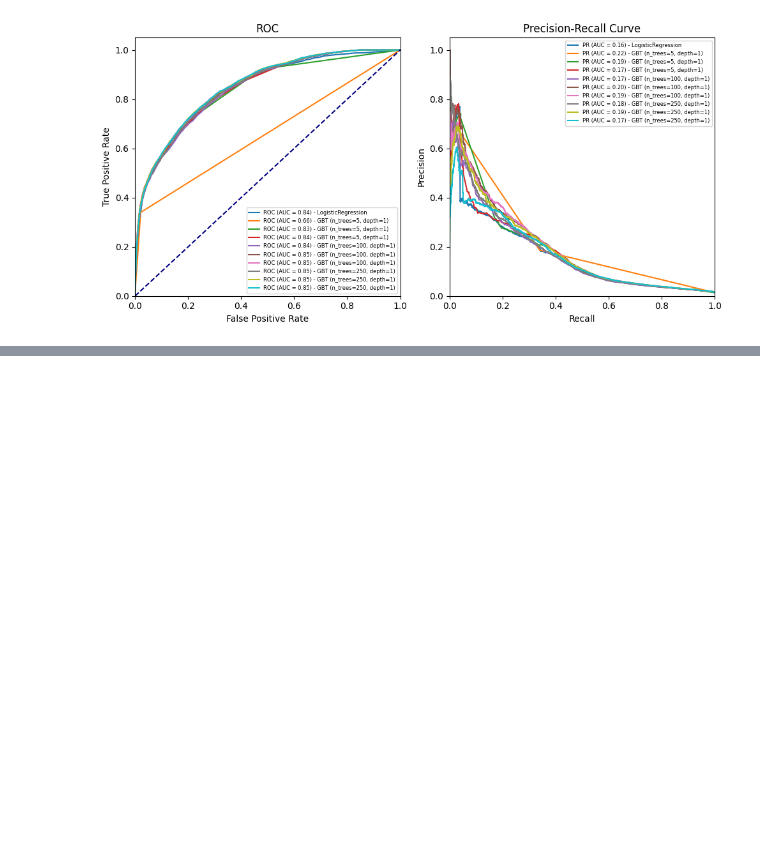
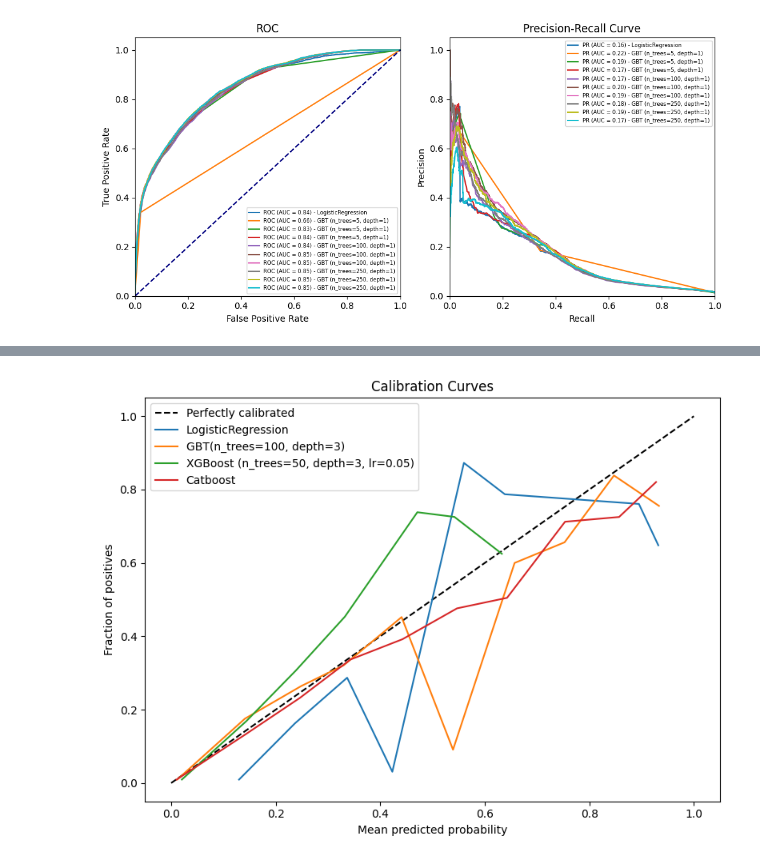
Before and after one commit to dan1dr/zrive-ds, a Jupyter notebook: src/module_4/push_exploration_non_linear.ipynb, the cells around one changed output, grey strips where cells are left out. Drawn from its saved outputs; the diff is of its cells as text; code cells hidden in the pictures; blank space fills up the shorter version.

```diff
--- a/src/module_4/push_exploration_non_linear.ipynb
+++ b/src/module_4/push_exploration_non_linear.ipynb
@@ -645,0 +941,30 @@ BGT with n_trees = 100 and depth = 3 seems to be our best model (brown line, leg
+# %%
+from sklearn.calibration import calibration_curve
+
+def plot_calibration_curve(y_true, probas_list, model_names):
+    """Plot calibration curves for models."""
+    plt.figure(figsize=(8, 6))
+
+    # Plot perfect calibration line
+    plt.plot([0, 1], [0, 1], 'k--', label="Perfectly calibrated")
+
+    for y_prob, name in zip(probas_list, model_names):
+        fraction_of_positives, mean_predicted_value = calibration_curve(y_true, y_prob, n_bins=10)
+
+        plt.plot(mean_predicted_value, fraction_of_positives, label=name)
+
+    plt.xlabel("Mean predicted probability")
+    plt.ylabel("Fraction of positives")
+    plt.title("Calibration Curves")
+    plt.legend(loc="best")
+
+    plt.tight_layout()
+    plt.show()
+# %%
+plot_calibration_curve(
+    y_val,
+    [y_pred_lr, y_pred_gbt, y_pred_best_xgb, y_pred_catboost],
+    ["LogisticRegression", "GBT(n_trees=100, depth=3)", "XGBoost (n_trees=50, depth=3, lr=0.05)", "Catboost"]
+)
+# %% [output]
+[figure, added]
```
Also changed, not shown: parts of 26 cells of this notebook, 2 other files.
